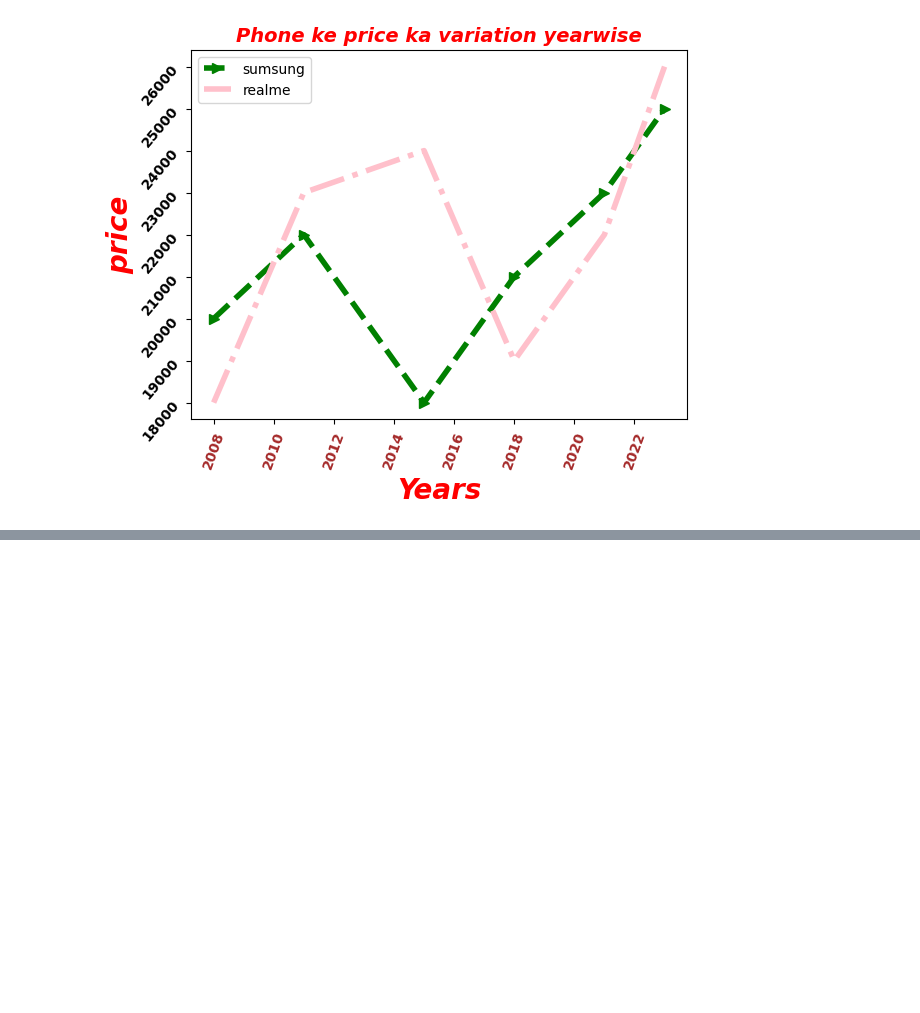
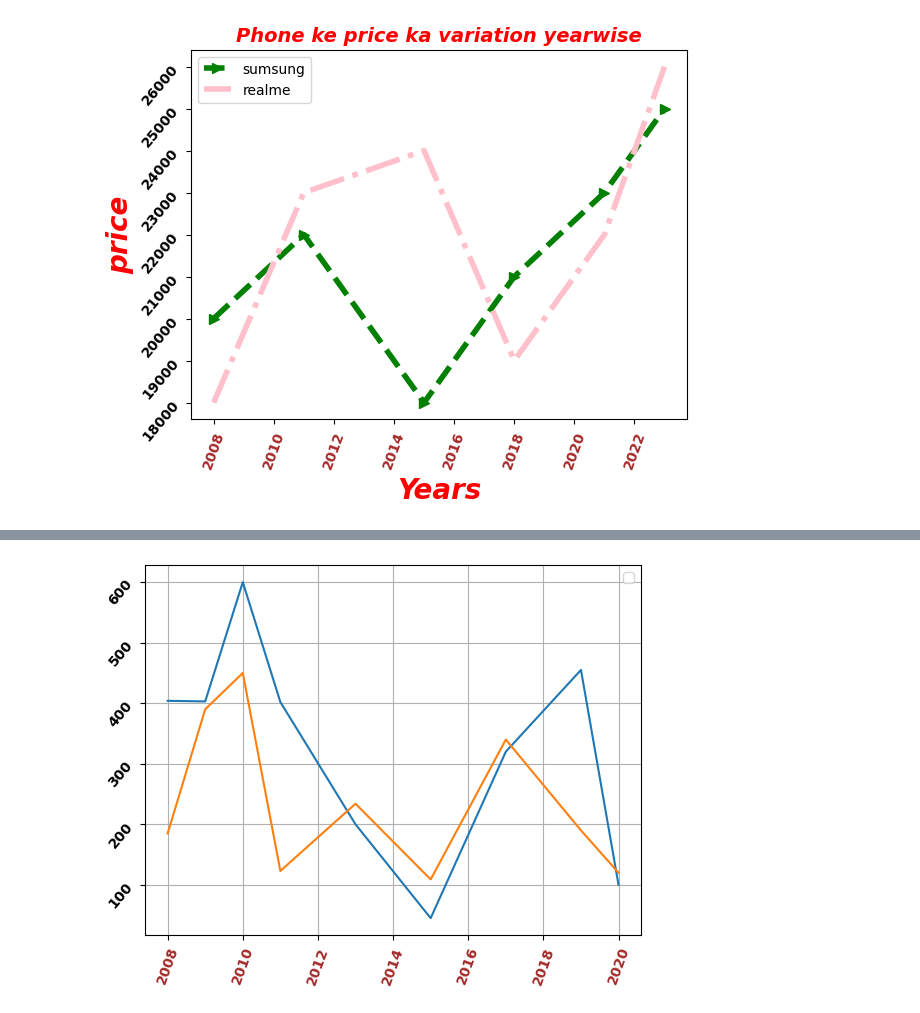
Before and after one commit to jain-sheetal/CODSOFT, a Jupyter notebook: chapter_appendix-tools-for-deep-learning/jupyter.ipynb, the cells around one changed output, grey strips where cells are left out. Saved outputs shown, nothing was run; the diff lists cells and outputs as text; code cells hidden in the pictures; blank space fills up the shorter version.

```diff
--- a/chapter_appendix-tools-for-deep-learning/jupyter.ipynb
+++ b/chapter_appendix-tools-for-deep-learning/jupyter.ipynb
@@ -174,3 +176,5 @@ plt.legend()
 plt.show()
 # %% [output]
 [figure]
+# %%
+batsman=pd.read_csv('/content/batsman.csv')
@@ -176,0 +194,10 @@ plt.show()
+# %%
+plt.plot(batsman['index'],batsman['rg sharama'])
+plt.plot(batsman['index'],batsman['v kohli'])
+plt.grid()
+plt.xticks(rotation=70,color='brown',fontweight='bold')
+plt.yticks(rotation=50,color='black',fontweight='bold')
+plt.legend()
+plt.show()
+# %% [output]
+[figure, added]
```
Also changed, not shown: parts of 3 cells of this notebook.
